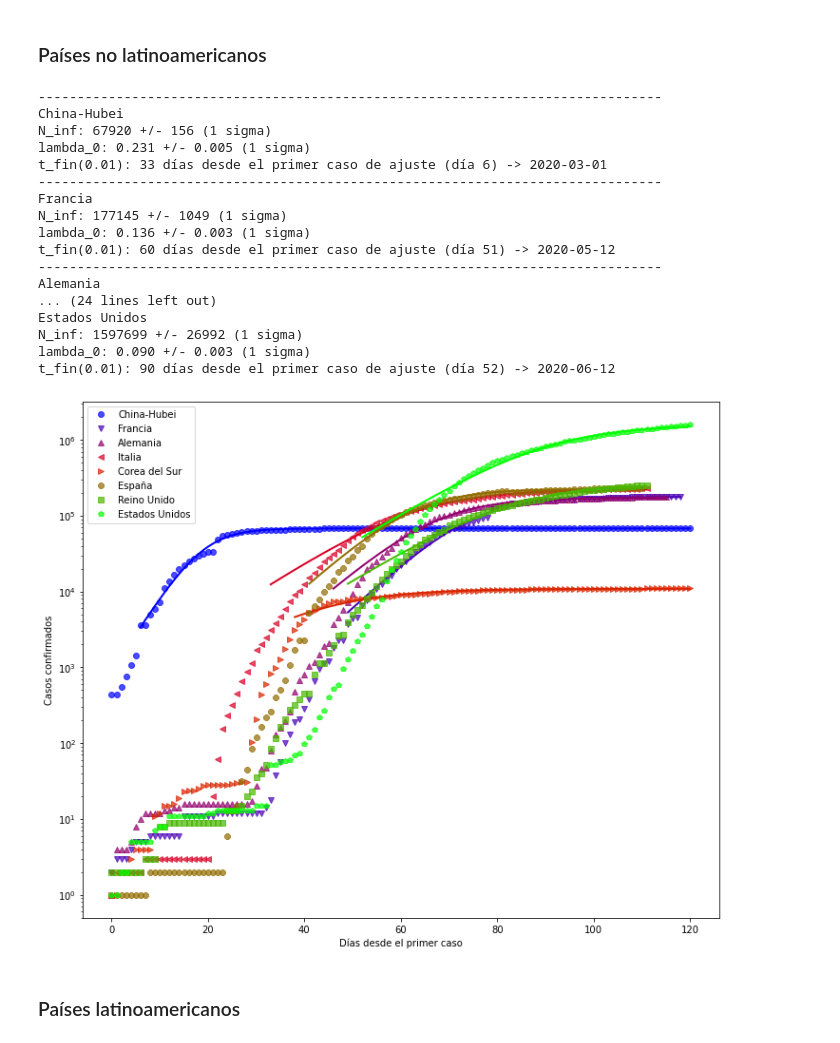
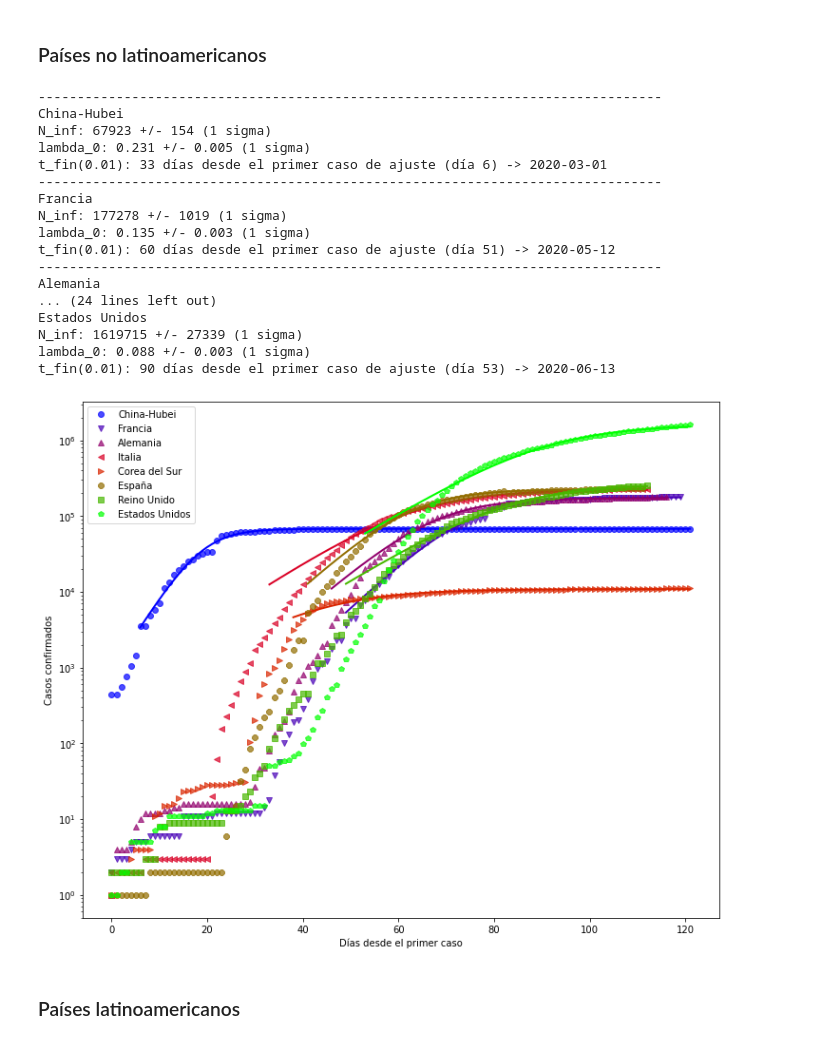
Before and after one commit to manuxch/logistic-covid19, a Jupyter notebook: Logistic_model_COVID-19.ipynb, the cells around one changed output. Drawn from its saved outputs; the diff is of its cells as text; code cells hidden in the pictures.

Commit message:
Actualización diaria de visualizaciones, ajustes y registros

```diff
--- a/Logistic_model_COVID-19.ipynb
+++ b/Logistic_model_COVID-19.ipynb
@@ -180,26 +180,26 @@ El número de casos confirmados se obtiene a partir de los test que se le realiz
 # %% [markdown]
 ### Países no latinoamericanos
 # %%
-plot_fit(cases_no_lat, 2700, 'Casos confirmados', p_fin=0.01)
+plot_fit(cases_no_lat, 3000, 'Casos confirmados', p_fin=0.01)
 # %% [output]
 --------------------------------------------------------------------------------
 China-Hubei
-N_inf: 67920 +/- 156 (1 sigma)
+N_inf: 67923 +/- 154 (1 sigma)
 lambda_0: 0.231 +/- 0.005 (1 sigma)
 t_fin(0.01): 33 días desde el primer caso de ajuste (día 6) -> 2020-03-01
 --------------------------------------------------------------------------------
 Francia
-N_inf: 177145 +/- 1049 (1 sigma)
-lambda_0: 0.136 +/- 0.003 (1 sigma)
+N_inf: 177278 +/- 1019 (1 sigma)
+lambda_0: 0.135 +/- 0.003 (1 sigma)
 t_fin(0.01): 60 días desde el primer caso de ajuste (día 51) -> 2020-05-12
 --------------------------------------------------------------------------------
 Alemania
 ... (24 lines left out)
 Estados Unidos
-N_inf: 1597699 +/- 26992 (1 sigma)
-lambda_0: 0.090 +/- 0.003 (1 sigma)
-t_fin(0.01): 90 días desde el primer caso de ajuste (día 52) -> 2020-06-12
+N_inf: 1619715 +/- 27339 (1 sigma)
+lambda_0: 0.088 +/- 0.003 (1 sigma)
+t_fin(0.01): 90 días desde el primer caso de ajuste (día 53) -> 2020-06-13
-[figure, old version]
+[figure, new version]
 # %% [markdown]
 ### Países latinoamericanos
 # %%
```
Also changed, not shown: parts of 8 cells of this notebook.
